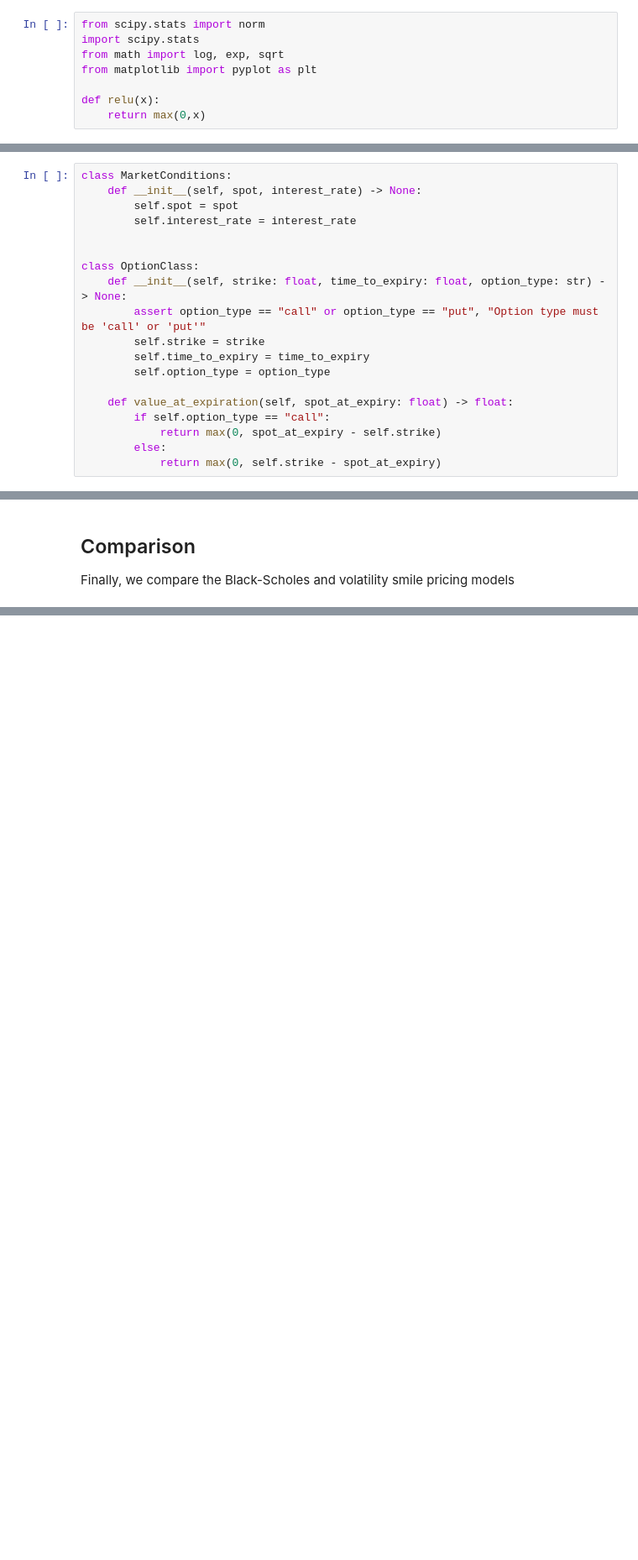
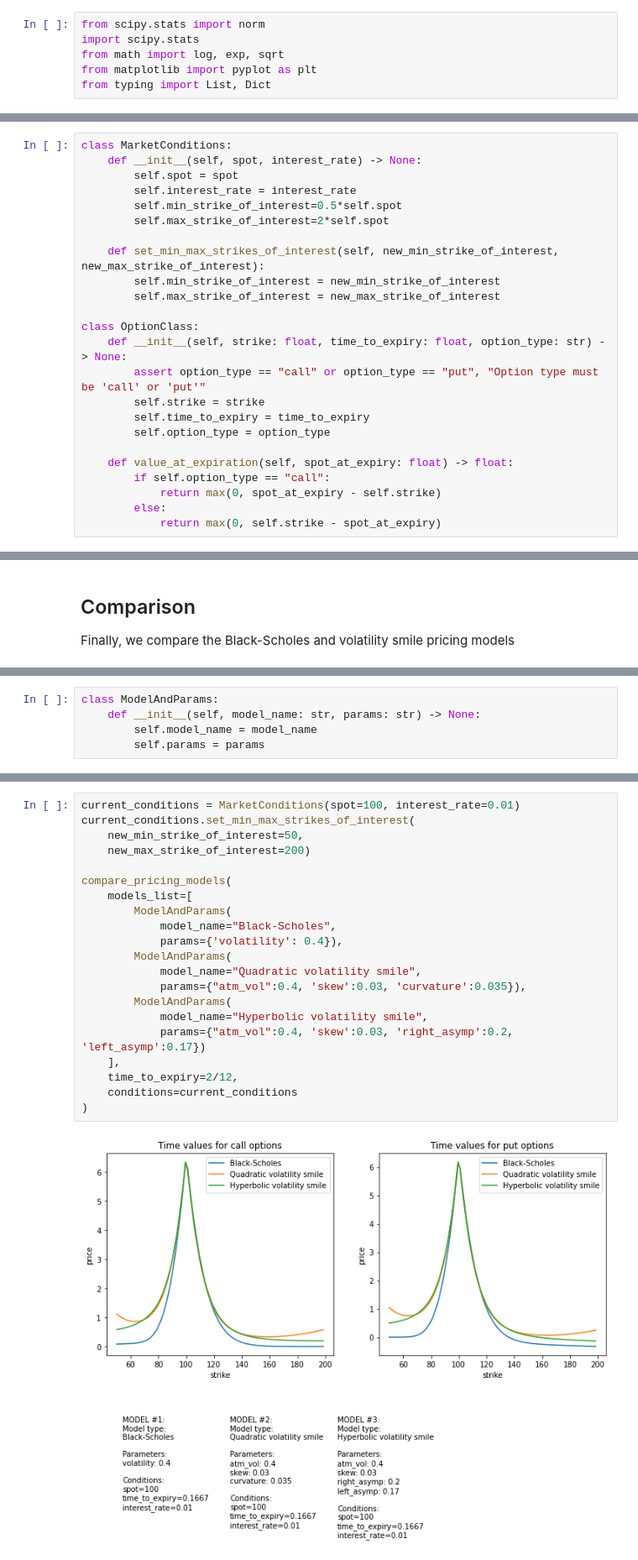
Before and after one commit to ivganev/option-pricing-models, a Jupyter notebook: VolatilitySmile.ipynb, the cells around one changed output, grey strips where cells are left out. Shown: that part at 84% size. Drawn from its saved outputs; the diff is of its cells as text; blank space fills up the shorter version.

```diff
--- a/VolatilitySmile.ipynb
+++ b/VolatilitySmile.ipynb
@@ -9,7 +9,5 @@ from scipy.stats import norm
 import scipy.stats
 from math import log, exp, sqrt
 from matplotlib import pyplot as plt
-
-def relu(x):
-    return max(0,x)
+from typing import List, Dict
 # %% [markdown]
@@ -43,7 +60,12 @@ class MarketConditions:
     def __init__(self, spot, interest_rate) -> None:
         self.spot = spot
         self.interest_rate = interest_rate
+        self.min_strike_of_interest=0.5*self.spot
+        self.max_strike_of_interest=2*self.spot
 
+    def set_min_max_strikes_of_interest(self, new_min_strike_of_interest, new_max_strike_of_interest):
+        self.min_strike_of_interest = new_min_strike_of_interest
+        self.max_strike_of_interest = new_max_strike_of_interest
 
 class OptionClass:
     def __init__(self, strike: float, time_to_expiry: float, option_type: str) -> None:
@@ -373,0 +433,5 @@ compare_bs_vs(
+# %%
+class ModelAndParams:
+    def __init__(self, model_name: str, params: str) -> None:
+        self.model_name = model_name
+        self.params = params
@@ -373,0 +532,23 @@ compare_bs_vs(
+# %%
+current_conditions = MarketConditions(spot=100, interest_rate=0.01)
+current_conditions.set_min_max_strikes_of_interest(
+    new_min_strike_of_interest=50,
+    new_max_strike_of_interest=200)
+
+compare_pricing_models(
+    models_list=[
+        ModelAndParams(
+            model_name="Black-Scholes",
+            params={'volatility': 0.4}),
+        ModelAndParams(
+            model_name="Quadratic volatility smile",
+            params={"atm_vol":0.4, 'skew':0.03, 'curvature':0.035}),
+        ModelAndParams(
+            model_name="Hyperbolic volatility smile",
+            params={"atm_vol":0.4, 'skew':0.03, 'right_asymp':0.2, 'left_asymp':0.17})
+    ],
+    time_to_expiry=2/12,
+    conditions=current_conditions
+)
+# %% [output]
+[figure, added]
```
Also changed, not shown: parts of 20 cells of this notebook.
